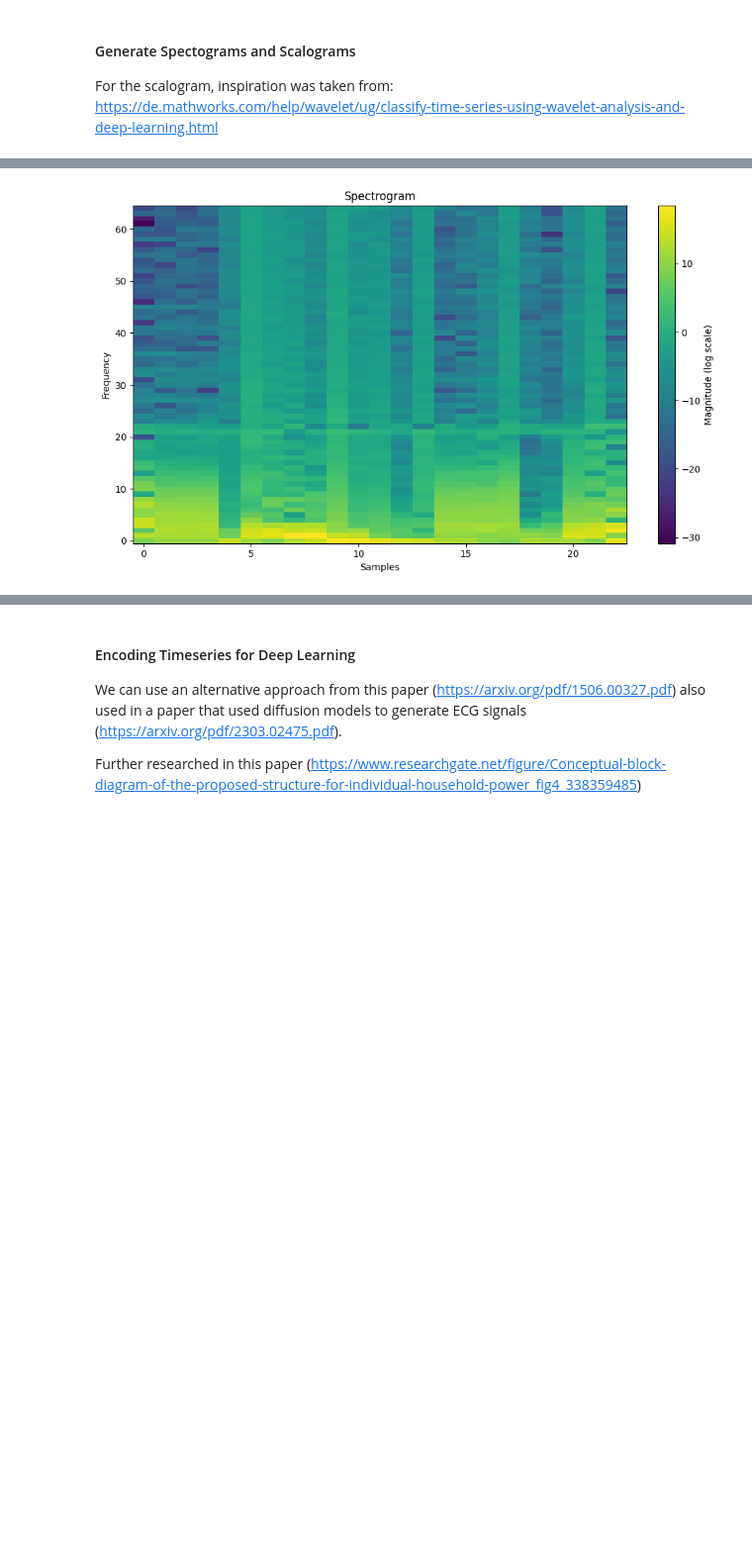
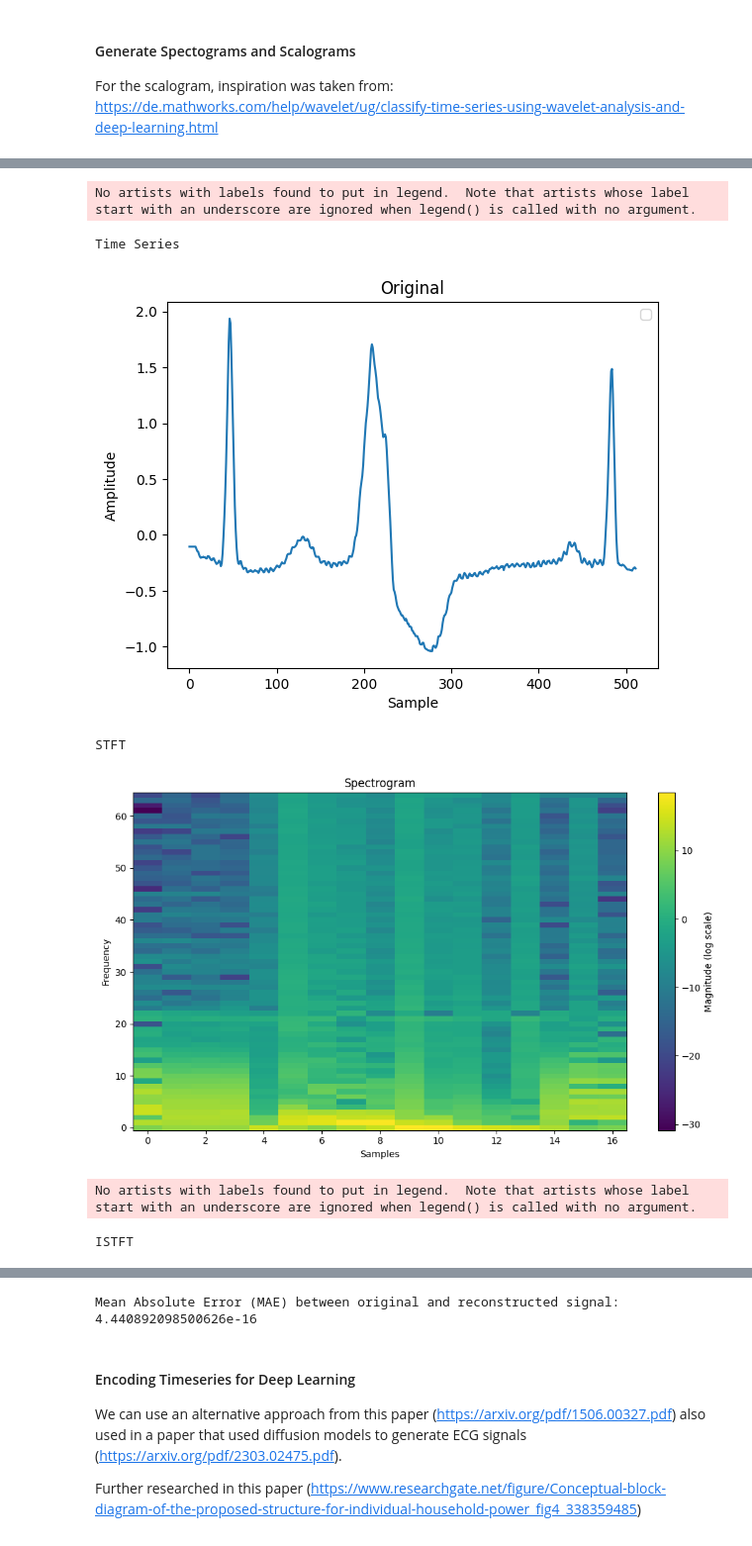
Before and after one commit to piedeboer96/ECG-Signal-Denoising, a Jupyter notebook: exploring_ecg_signals.ipynb, the cells around one changed output, grey strips where cells are left out. Shown at 99% size. Cells and saved outputs as stored; diff of their text form; code cells hidden in the pictures; blank space fills up the shorter version.

```diff
--- a/exploring_ecg_signals.ipynb
+++ b/exploring_ecg_signals.ipynb
@@ -166,14 +166,14 @@ Average duration of a heartbeat: 0.70 seconds
 For the scalogram, inspiration was taken from: https://de.mathworks.com/help/wavelet/ug/classify-time-series-using-wavelet-analysis-and-deep-learning.html
 # %%
 # Load record
-samples = 720
+samples = 128*4
 Fs=360
 record = wfdb.rdsamp('data/ardb/208', sampto=samples)   # extract first 720 samples
 I = record[0][:, 0]                                     # extract first lead
 
 # INPUT = single-lead ECG signal
 # OUTPUT = visualizes scalogram
-def visualize_scalogram(I,Fs,samples):
+def plot_scalogram(I,Fs,samples):
     scales = np.arange(1, 100)
     cwt_result, frq = pywt.cwt(I, scales, 'morl', sampling_period=1/Fs)
 
@@ -193,5 +193,5 @@ def visualize_scalogram(I,Fs,samples):
 
     plt.show()
 
-visualize_scalogram(I,Fs,samples)
+plot_scalogram(I,Fs,samples)
 # %% [output]
@@ -203,22 +203,56 @@ This paper used pytrochaudio
 # %%
-# Convert the NumPy array I to a PyTorch tensor
-I_tensor = torch.tensor(I)
+def generate_stft(I):
+    # Convert the NumPy array I to a PyTorch tensor
+    I_tensor = torch.tensor(I)
+    # Compute the STFT
+    stft = torch.stft(I_tensor, n_fft=128, center=True, pad_mode='reflect', normalized=False, onesided=True, return_complex=True)
+    return stft
 
-# Compute the STFT
-stft = torch.stft(I_tensor, n_fft=128, center=True, pad_mode='reflect', normalized=False, onesided=True, return_complex=True)
+def generate_istft(stft):
+    # Compute the ISTFT
+    I = torch.istft(stft, n_fft=128, center=True, normalized=False, onesided=True)
+    return I
 
-# Compute the magnitude spectrogram
-magnitude = torch.abs(stft)
-log_magnitude = 10 * np.log10(magnitude)
+def plot_spectogram(stft):
+    # Compute the magnitude spectrogram
+    magnitude = torch.abs(stft)
+    log_magnitude = 10 * np.log10(magnitude)
+    # Plot the spectrogram
+    plt.figure(figsize=(10, 6))
+    plt.imshow(log_magnitude, aspect='auto', origin='lower')
+    plt.title('Spectrogram')
+    plt.xlabel('Samples')
+    plt.ylabel('Frequency')
+    plt.colorbar(label='Magnitude (log scale)')
+    plt.tight_layout()
+    plt.show()
 
-# Plot the spectrogram
-plt.figure(figsize=(10, 6))
-plt.imshow(log_magnitude, aspect='auto', origin='lower')
-plt.title('Spectrogram')
-plt.xlabel('Samples')
-plt.ylabel('Frequency')
-plt.colorbar(label='Magnitude (log scale)')
-plt.tight_layout()
-plt.show()
+def visualize_time_series(I,title='Time Series'):
+    plt.plot(I)
+    plt.xlabel('Sample')
+    plt.ylabel('Amplitude')
+    plt.title(title)
+    plt.legend()
+    plt.show()
+
+# Example
+print('Time Series')
+visualize_time_series(I, 'Original')
+print('STFT')
+stft = generate_stft(I)
+plot_spectogram(stft)
+print('ISTFT')
+istft = generate_istft(stft)
+visualize_time_series(istft, 'istft reconstruction')
+
+# Verify if we have a loseless reconstruction
+mae = np.mean(np.mean(I - istft.numpy()))
+print('Mean Absolute Error (MAE) between original and reconstructed signal:', mae)
 # %% [output]
+No artists with labels found to put in legend.  Note that artists whose label start with an underscore are ignored when legend() is called with no argument.
+Time Series
-[figure, old version]
+[figure, new version]
+STFT
+[figure, added]
+No artists with labels found to put in legend.  Note that artists whose label start with an underscore are ignored when legend() is called with no argument.
+ISTFT
@@ -225,3 +260,4 @@ plt.show()
+Mean Absolute Error (MAE) between original and reconstructed signal: 4.440892098500626e-16
 # %% [markdown]
 #### Encoding Timeseries for Deep Learning
 We can use an alternative approach from this paper (https://arxiv.org/pdf/1506.00327.pdf) also used in a paper that used diffusion models to generate ECG signals (https://arxiv.org/pdf/2303.02475.pdf).
```
Also changed, not shown: parts of 9 cells of this notebook.
